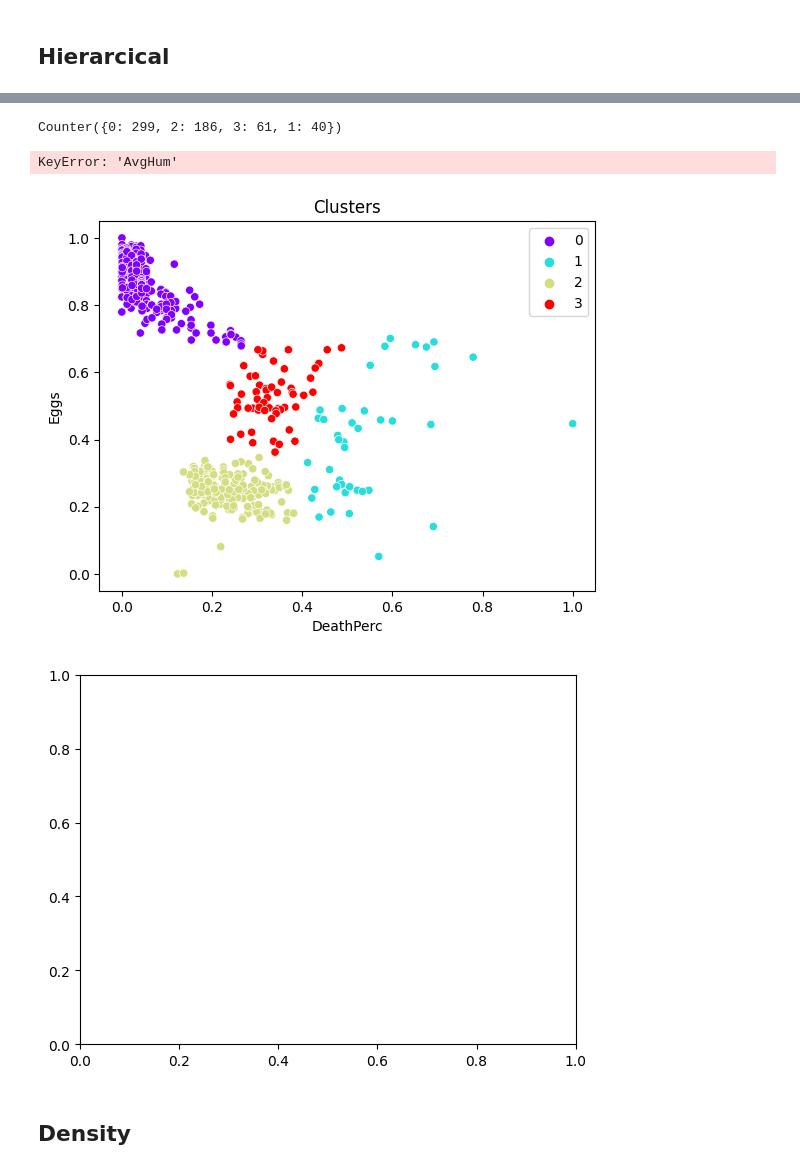
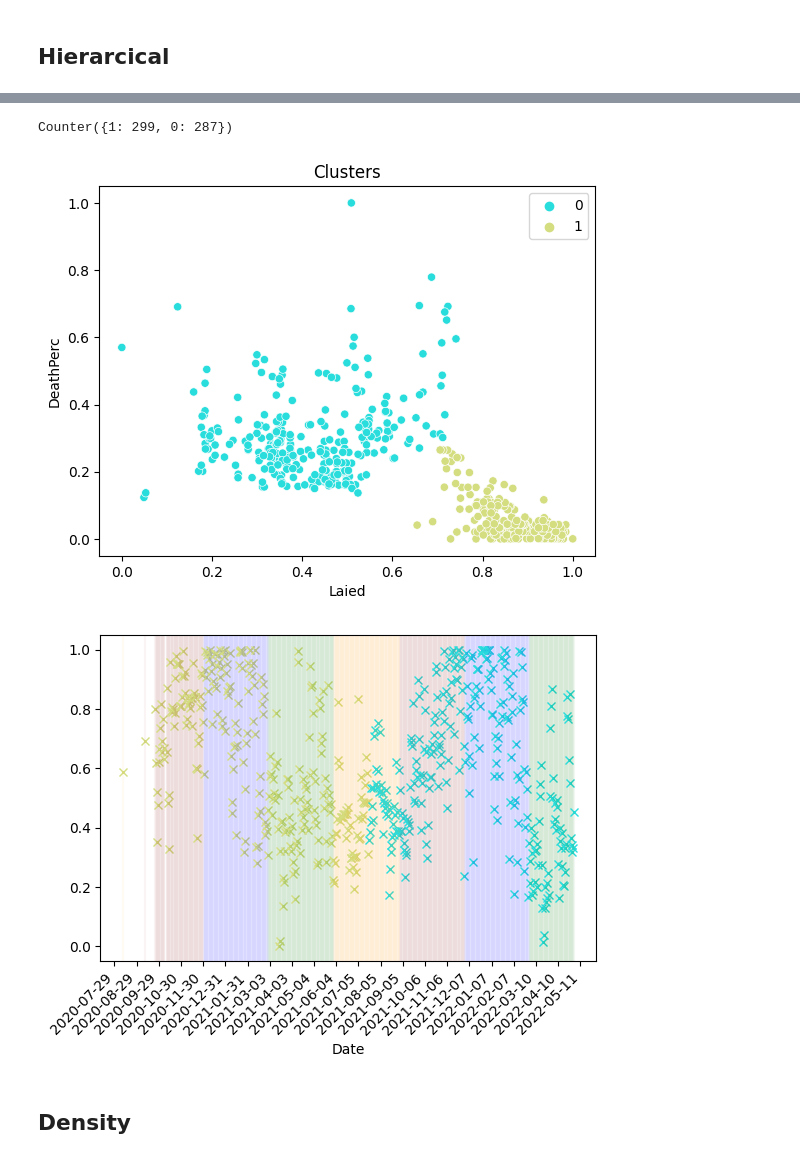
Before and after one commit to CanaliDavide/DASA--Project, a Jupyter notebook: DataAnalisysB_Cluster.ipynb, the cells around one changed output, grey strips where cells are left out. Saved outputs shown, nothing was run; the diff lists cells and outputs as text; code cells hidden in the pictures.

```diff
--- a/DataAnalisysB_Cluster.ipynb
+++ b/DataAnalisysB_Cluster.ipynb
@@ -3,3 +3,5 @@ import Utility as ut
 import pandas as pd
 # %% [markdown]
 # CYCLE B
+# %%
+cycle = pd.read_csv("./Data/Chickens data/WithMacro/CycleB-Clean.csv")
@@ -6,2 +10,6 @@ import pandas as pd
+# %%
+variables_to_cluster = ["Laied", "DeathPerc"]
+variable_to_plot_1 = 'DeathPerc'
+variavle_to_plot_2 = 'AvgHum'
 # %% [markdown]
 ## Hierarcical
@@ -10,3 +16,3 @@ cycleB = pd.read_csv("./Data/Chickens data/WithMacro/CycleB-Clean.csv")
 # %%
-hirerchical_labels_2 = ut.HierarchicalClutering(cycleB, ["DeathPerc", "Eggs"])
+hirerchical_labels_2 = ut.HierarchicalClutering(cycle, variables_to_cluster)
 # %% [output]
@@ -21,10 +27,9 @@ Counter({0: 299, 2: 186, 3: 61, 1: 40})
 # %%
-ut.TemporalCluster(cycleB, hirerchical_labels_2, ["DeathPerc", "Eggs"], "AvgHum")
+ut.TemporalCluster(cycle, hirerchical_labels_2, variables_to_cluster, variavle_to_plot_2)
 # %% [output]
-Counter({0: 299, 2: 186, 3: 61, 1: 40})
+Counter({1: 299, 0: 287})
-KeyError: 'AvgHum'
-[figure, old version]
+[figure, new version]
-[figure, old version]
+[figure, new version]
 # %% [markdown]
 ## Density
 # %%
```
Also changed, not shown: parts of 10 cells of this notebook.
